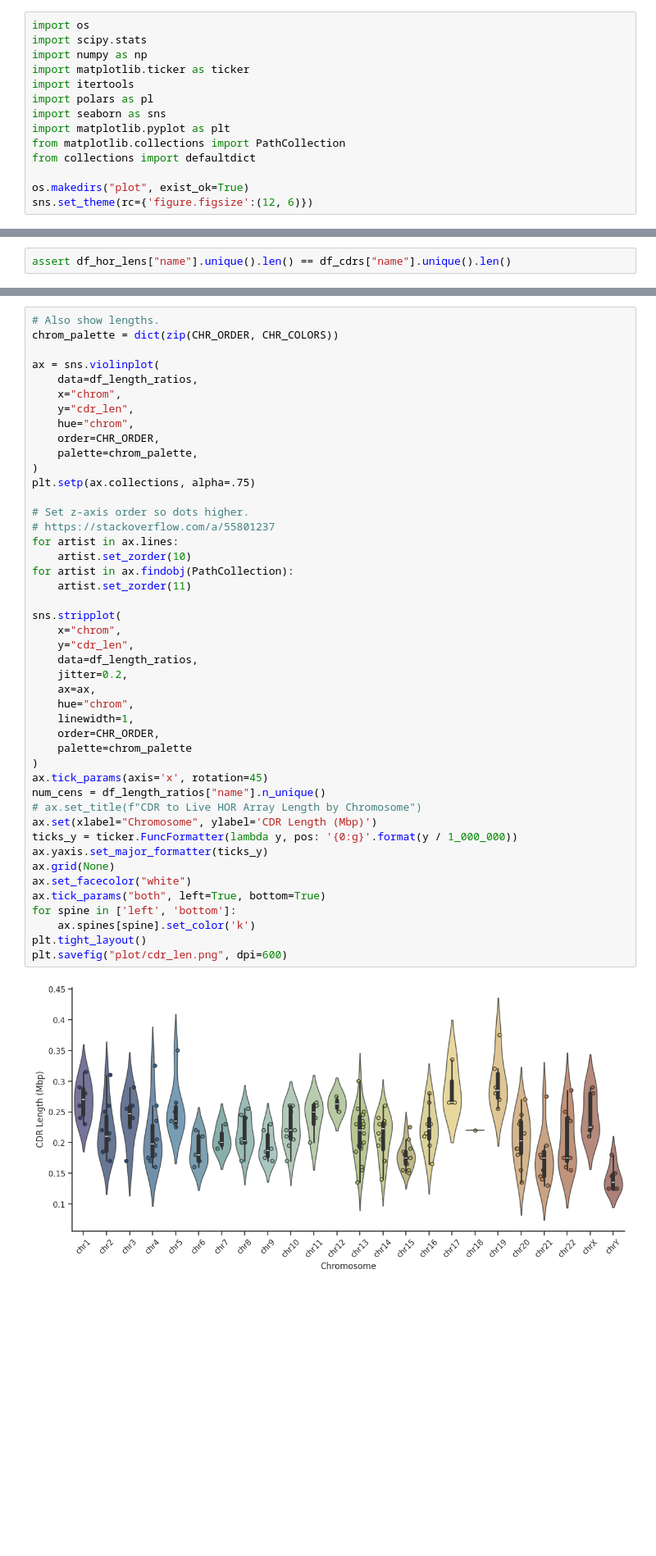
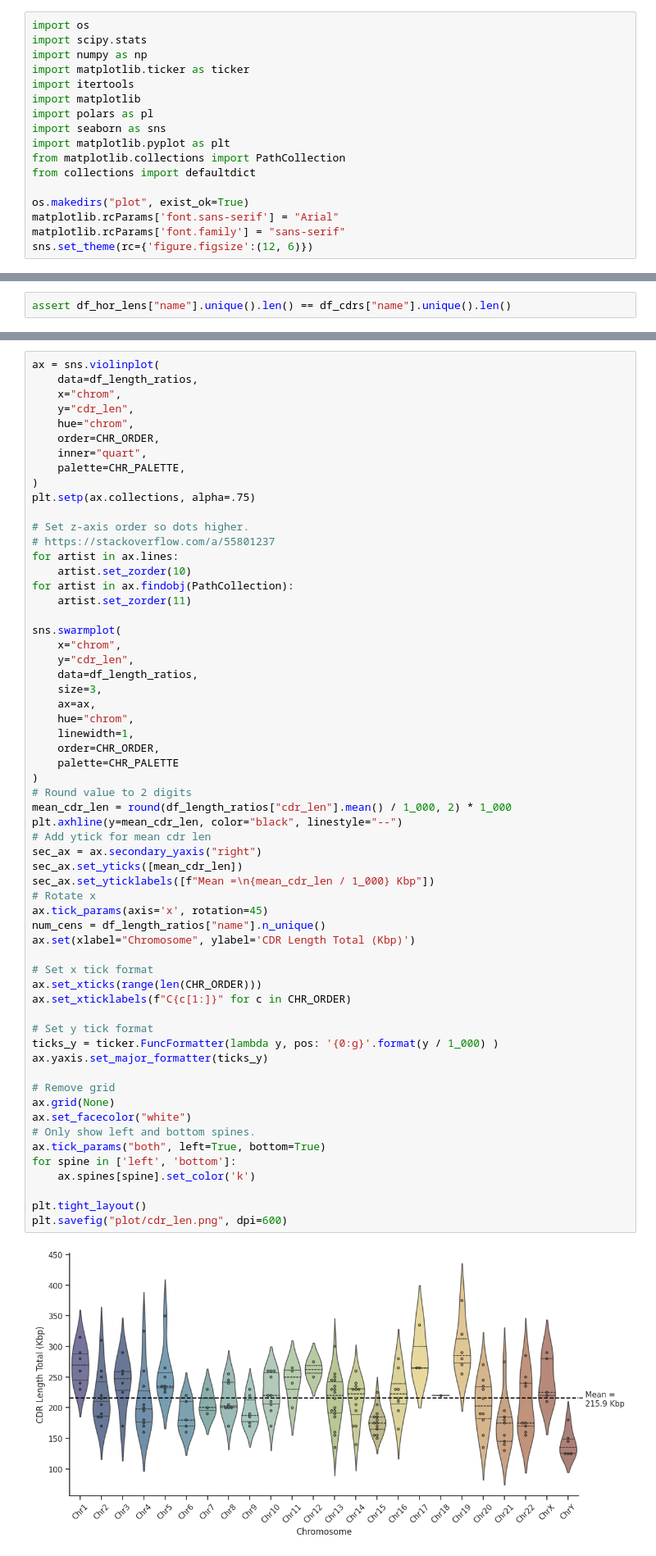
Before and after one commit to koisland/cdr-analysis, a Jupyter notebook: relative_pos.ipynb, the cells around one changed output, grey strips where cells are left out. Shown at 82% size. Cells and saved outputs as stored; diff of their text form; blank space fills up the shorter version.

Commit message:
Update plots per Glennis's recommendations.

```diff
--- a/relative_pos.ipynb
+++ b/relative_pos.ipynb
@@ -4,6 +4,7 @@ import scipy.stats
 import numpy as np
 import matplotlib.ticker as ticker
 import itertools
+import matplotlib
 import polars as pl
 import seaborn as sns
 import matplotlib.pyplot as plt
@@ -11,6 +12,8 @@ from matplotlib.collections import PathCollection
 from collections import defaultdict
 
 os.makedirs("plot", exist_ok=True)
+matplotlib.rcParams['font.sans-serif'] = "Arial"
+matplotlib.rcParams['font.family'] = "sans-serif"
 sns.set_theme(rc={'figure.figsize':(12, 6)})
 # %%
 CHR_ORDER = [f"chr{i}" for i in itertools.chain(range(1, 23), ("X", "Y"))]
@@ -242,51 +244,66 @@ shape: (3, 8)
 └────────────────┴─────────┴───────┴─────────┴─────────┴─────────┴────────────────┴────────────────┘
 # %%
-# Also show lengths.
-chrom_palette = dict(zip(CHR_ORDER, CHR_COLORS))
-
 ax = sns.violinplot(
     data=df_length_ratios,
     x="chrom",
     y="cdr_len",
     hue="chrom",
     order=CHR_ORDER,
-    palette=chrom_palette,
+    inner="quart",
+    palette=CHR_PALETTE,
 )
 plt.setp(ax.collections, alpha=.75)
 
 # Set z-axis order so dots higher.
 # https://stackoverflow.com/a/55801237
 for artist in ax.lines:
     artist.set_zorder(10)
 for artist in ax.findobj(PathCollection):
     artist.set_zorder(11)
 
-sns.stripplot(
+sns.swarmplot(
     x="chrom",
     y="cdr_len",
     data=df_length_ratios,
-    jitter=0.2,
+    size=3,
     ax=ax,
     hue="chrom",
     linewidth=1,
     order=CHR_ORDER,
-    palette=chrom_palette
+    palette=CHR_PALETTE
 )
+# Round value to 2 digits
+mean_cdr_len = round(df_length_ratios["cdr_len"].mean() / 1_000, 2) * 1_000
+plt.axhline(y=mean_cdr_len, color="black", linestyle="--")
+# Add ytick for mean cdr len
+sec_ax = ax.secondary_yaxis("right")
+sec_ax.set_yticks([mean_cdr_len])
+sec_ax.set_yticklabels([f"Mean =\n{mean_cdr_len / 1_000} Kbp"])
+# Rotate x
 ax.tick_params(axis='x', rotation=45)
 num_cens = df_length_ratios["name"].n_unique()
-# ax.set_title(f"CDR to Live HOR Array Length by Chromosome")
-ax.set(xlabel="Chromosome", ylabel='CDR Length (Mbp)')
-ticks_y = ticker.FuncFormatter(lambda y, pos: '{0:g}'.format(y / 1_000_000))
+ax.set(xlabel="Chromosome", ylabel='CDR Length Total (Kbp)')
+
+# Set x tick format
+ax.set_xticks(range(len(CHR_ORDER)))
+ax.set_xticklabels(f"C{c[1:]}" for c in CHR_ORDER)
+
+# Set y tick format
+ticks_y = ticker.FuncFormatter(lambda y, pos: '{0:g}'.format(y / 1_000) )
 ax.yaxis.set_major_formatter(ticks_y)
+
+# Remove grid
 ax.grid(None)
 ax.set_facecolor("white")
+# Only show left and bottom spines.
 ax.tick_params("both", left=True, bottom=True)
 for spine in ['left', 'bottom']:
     ax.spines[spine].set_color('k')
+
 plt.tight_layout()
 plt.savefig("plot/cdr_len.png", dpi=600)
 # %% [output]
-[figure, old version]
+[figure, new version]
 # %%
 # https://stackoverflow.com/a/66325227
 fig, axes = plt.subplots(4, 6, figsize=(16, 8))
```
Also changed, not shown: parts of 5 cells of this notebook.
